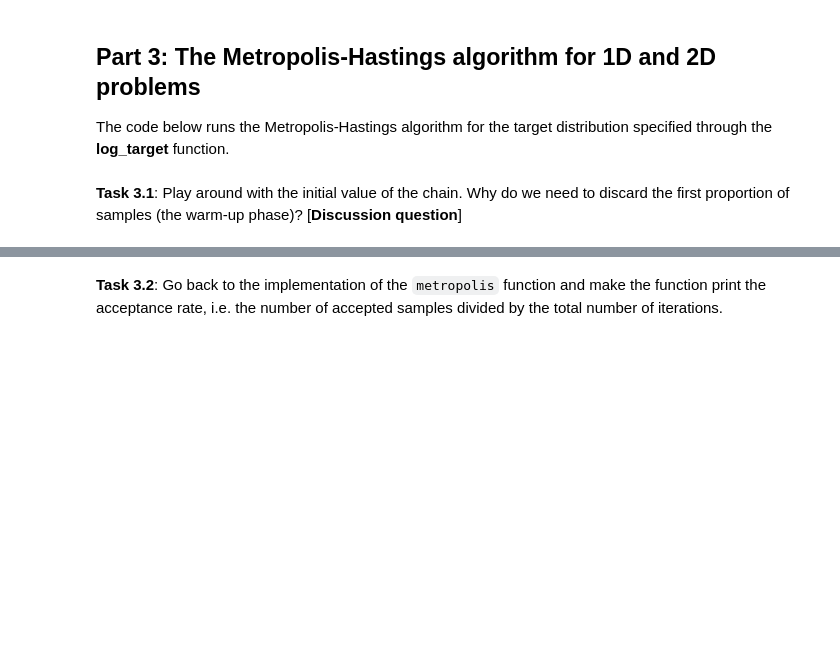
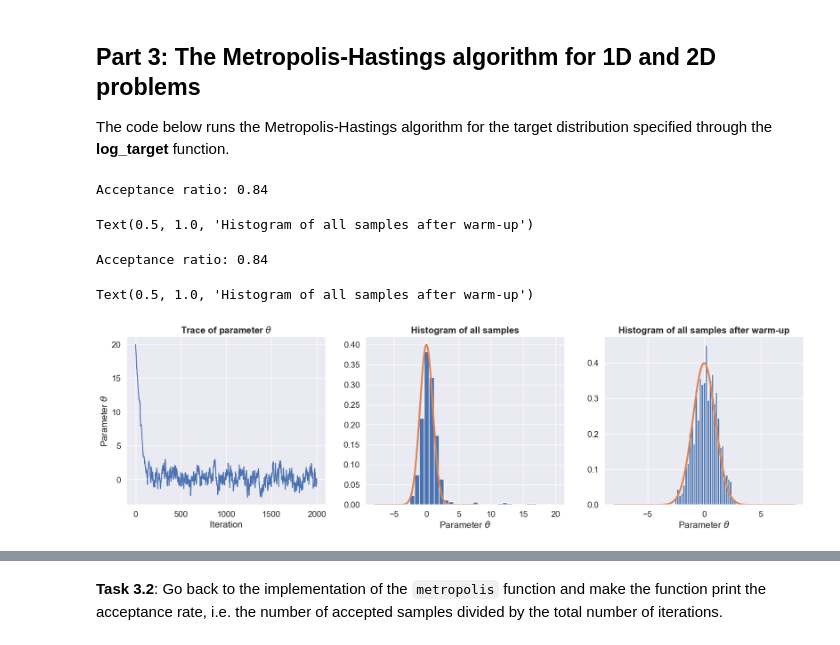
Before and after one commit to tzikos/Bayesian-ML-coursework, a Jupyter notebook: Week8/ex8_handout.ipynb, the cells around one changed output, grey strips where cells are left out. Drawn from its saved outputs; the diff is of its cells as text; code cells hidden in the pictures; blank space fills up the shorter version.

```diff
--- a/Week8/ex8_handout.ipynb
+++ b/Week8/ex8_handout.ipynb
@@ -77,3 +77,16 @@ p(x_1, x_2, x_3, x_4) = p(x_1)p(x_2)p(x_3|x_1, x_2)p(x_4|x_3).
 -  *Recall: The `key`-argument in JaX determines the state for the random number generator, so if you call `jax.random.normal(key, shape=(S,))` several times in your code with the same key, then you'll get the exact same numbers every time. So make you to provide a different `key`.
 - *You can split a single key into multiple keys as follows: `key1, key2, key3, key4 = random.split(key, num=4)`.*
 -  More information about random number generation in JaX can be found here: https://docs.jax.dev/en/latest/random-numbers.html*
+# %%
+key = random.PRNGKey(0)
+key1, key2, key3, key4 = random.split(key, 4)
+S = 1000
+
+samples_x1 = random.normal(key1, (1000,)) * jnp.sqrt(3)
+samples_x2 = random.normal(key2, (1000,)) * jnp.sqrt(1) + 1
+samples_x3 = random.normal(key3, (1000,)) * jnp.sqrt(2) + samples_x1 + samples_x2
+samples_x4 = random.normal(key4, (1000,)) * jnp.sqrt(1) + samples_x3 ** 2
+
+samples_p = samples_x1 * samples_x2 * samples_x3 * samples_x4
+
+samples_p.shape
@@ -187,13 +215,27 @@ def metropolis(log_target, num_params, tau, num_iter, theta_init=None, seed=0):
         ##############################################
         # Your solution goes here
         ##############################################
+        theta_next = random.normal(key_proposal, (num_params,)) * tau + thetas[k]
+        log_p_theta_next = log_target(theta_next)
+
+        r = log_p_theta_next - log_p_theta
+
+        A = jnp.minimum(1., jnp.exp(r))
+
+        u = random.uniform(key_accept)
+
+        if u < A:
+            accepts.append(1)
+            log_p_theta = log_p_theta_next
+        else:
+            theta_next = thetas[k]
+            accepts.append(0)
+
         ##############################################
         # End of solution
         ##############################################
 
         thetas.append(theta_next)
-
-
 
     print('Acceptance ratio: %3.2f' % jnp.mean(jnp.array(accepts)))
 
@@ -209,7 +251,7 @@ def metropolis(log_target, num_params, tau, num_iter, theta_init=None, seed=0):
 p_target = lambda x: log_npdf(x, 1., 3.)
 
 # run sampler
-thetas = metropolis(p_target, 1, 2., 20000, theta_init=jnp.array([0]))
+thetas = metropolis(p_target, 1, 2, 20000, theta_init=jnp.array([0]))
 
 # estimate the mean and variance of p_target and relative errors
 mean_thetas, var_thetas = jnp.mean(thetas), jnp.var(thetas)
@@ -235,34 +306,38 @@ The code below runs the Metropolis-Hastings algorithm for the target distributio
 # %%
 # specify number of parameters in the target distribution
 num_params = 1
 
 # specify the target distribution
 log_target = lambda x: log_npdf(x, 0, 1)
 
 # specify the parameters of the MH algorithm
 num_iterations = 2000
 warm_up = int(0.5*num_iterations)
 tau = 0.5
 
 # run sampler
-thetas = metropolis(log_target, num_params, tau, num_iterations, theta_init=jnp.array([(-10)]), seed=0)
+thetas = metropolis(log_target, num_params, tau, num_iterations, theta_init=jnp.array([(20)]), seed=0)
 
 # plot resutls
 xs = np.linspace(-8, 8, 1000)
 fig, axes = plt.subplots(1, 3, figsize=(20, 5))
 axes[0].plot(thetas)
 axes[0].set_xlabel('Iteration')
 axes[0].set_ylabel('Parameter $\\theta$')
 axes[0].set_title('Trace of parameter $\\theta$', fontweight='bold')
 
-axes[1].hist(thetas, 30, density=True);
+axes[1].hist(thetas, 30, density=True)
 axes[1].plot(xs, np.exp(log_target(xs)), linewidth=3)
 axes[1].set_xlabel('Parameter $\\theta$')
 axes[1].set_title('Histogram of all samples', fontweight='bold')
 
-axes[2].hist(thetas[warm_up:], 30, density=True);
+axes[2].hist(thetas[warm_up:], 30, density=True)
 axes[2].plot(xs, np.exp(log_target(xs)), linewidth=3)
-axes[2].set_xlabel('Parameter $\\theta$');
-axes[2].set_title('Histogram of all samples after warm-up', fontweight='bold');
+axes[2].set_xlabel('Parameter $\\theta$')
+axes[2].set_title('Histogram of all samples after warm-up', fontweight='bold')
+# %% [output]
+Acceptance ratio: 0.84
+Text(0.5, 1.0, 'Histogram of all samples after warm-up')
+Acceptance ratio: 0.84
+Text(0.5, 1.0, 'Histogram of all samples after warm-up')
+[figure, added]
-# %% [markdown]
-**Task 3.1**: Play around with the initial value of the chain. Why do we need to discard the first proportion of samples (the warm-up phase)? [**Discussion question**]
```
Also changed, not shown: parts of 27 cells of this notebook.
